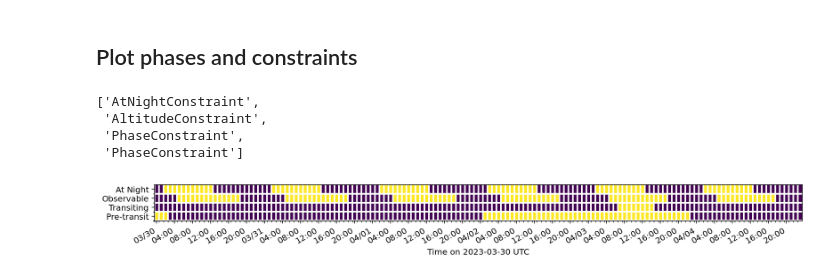
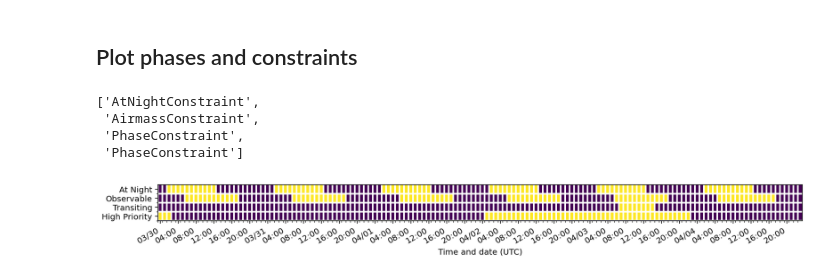
Before and after one commit to BrownDwarf/disperse, a Jupyter notebook: notebooks/01_exploratory/01_21_Halpha_observability.ipynb, the cells around one changed output. Saved outputs shown, nothing was run; the diff lists cells and outputs as text; code cells hidden in the pictures.

```diff
--- a/notebooks/01_exploratory/01_21_Halpha_observability.ipynb
+++ b/notebooks/01_exploratory/01_21_Halpha_observability.ipynb
@@ -73,7 +73,7 @@ epoch = Time(t0, format='jd')
 planetb = PeriodicEvent(epoch=epoch, period=orbital_period)
 # %%
 constraints = [AtNightConstraint.twilight_civil(),
-               AltitudeConstraint(min=15*u.deg),
+               AirmassConstraint(max=3.2),
               PhaseConstraint(planetb, min=0.465, max=0.533),
               PhaseConstraint(planetb, min=0.2, max=0.60)]
 # %%
@@ -94,42 +94,43 @@ for i, constraint in enumerate(constraints):
 [c.__class__.__name__ for c in constraints]
 # %% [output]
 ['AtNightConstraint',
- 'AltitudeConstraint',
+ 'AirmassConstraint',
  'PhaseConstraint',
  'PhaseConstraint']
 # %%
-ylabels = ['At Night', 'Observable', 'Transiting', 'Pre-transit']
+ylabels = ['At Night', 'Observable', 'Transiting', 'High Priority']
 # %%
 # Create plot showing observability of the target:
 
 extent = [-0.5, -0.5+len(time_grid), -0.5, 3.5]
 
 fig, ax = plt.subplots(figsize=(20, 4))
 ax.imshow(observability_grid, extent=extent, aspect=2)
 
 ax.set_yticks(range(0, len(ylabels)))
 ax.set_yticklabels(ylabels[::-1])
 
 
 xtick_labels_long = np.array([t.datetime.strftime("%D %H:%M") for t in time_grid])
 xtick_labels_short = np.array([t.datetime.strftime("%H:%M") for t in time_grid])
 xtick_labels = xtick_labels_short
 mask = xtick_labels_short == '00:00'
 xtick_labels[mask] = list(xtick_labels_long[mask])
 xtick_subset = xtick_labels[::4]
 ax.set_xticks(np.arange(0, len(xtick_labels), 4))
 ax.set_xticklabels(xtick_subset)
 
 ax.set_xticks(np.arange(extent[0], extent[1]), minor=True)
 ax.set_yticks(np.arange(extent[2], extent[3]), minor=True)
 
 ax.grid(which='minor', color='w', linestyle='-', linewidth=2)
 ax.tick_params(axis='x', which='minor', bottom='off')
 plt.setp(ax.get_xticklabels(), rotation=30, ha='right')
 
 ax.tick_params(axis='y', which='minor', left='off')
 ax.set_xlabel('Time on {0} UTC'.format(time_grid[0].datetime.date()))
 fig.subplots_adjust(left=0.35, right=0.9, top=0.9, bottom=0.1)
-plt.show()
+ax.set_xlabel('Time and date (UTC)')
+plt.savefig('../../figures/HATP67_2p7m_Observability.png', dpi=300, bbox_inches='tight')
 # %% [output]
-[figure, old version]
+[figure, new version]
```
Also changed, not shown: parts of 2 cells of this notebook, 2 other files.
